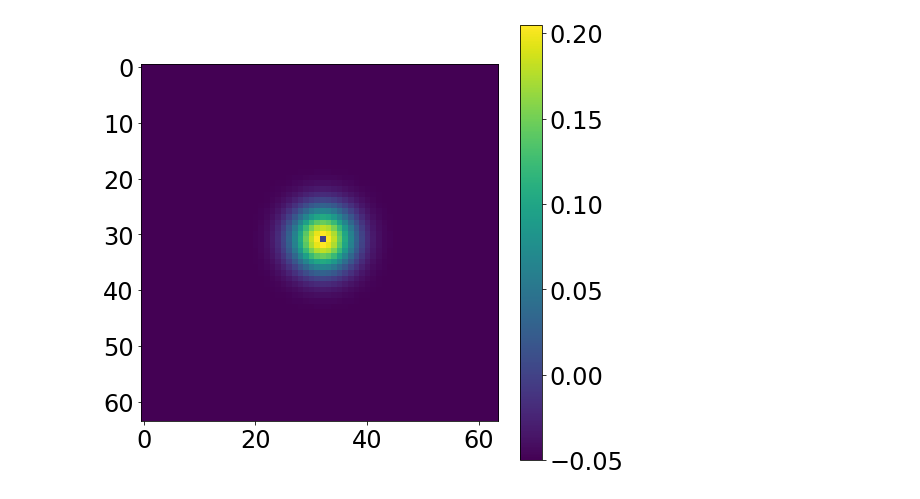
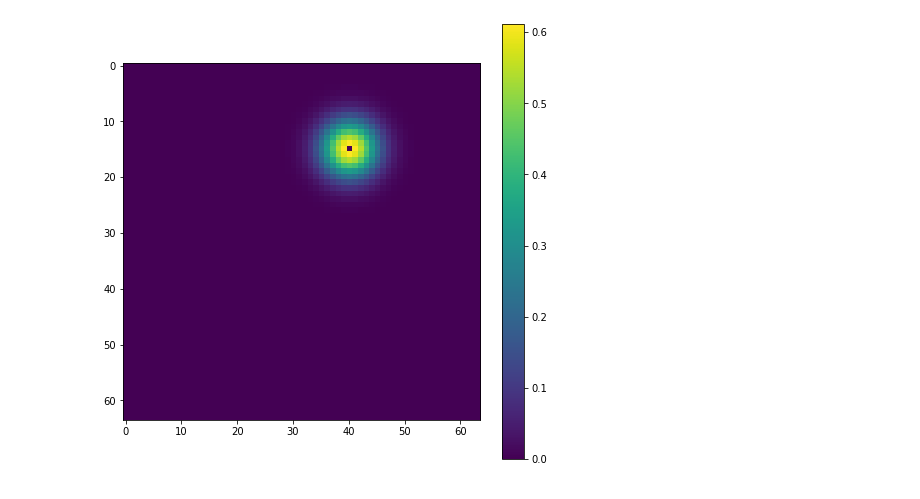
Before and after one commit to unstablecursor/sadnn, a Jupyter notebook: Visualize_interneuron_conn.ipynb, the cells around one changed output. Cells and saved outputs as stored; diff of their text form; code cells hidden in the pictures.

```diff
--- a/Visualize_interneuron_conn.ipynb
+++ b/Visualize_interneuron_conn.ipynb
@@ -13,44 +10,52 @@ from components.RadarLoader import RadarLoader
 # %%
 TAU = 1  # TODO: I don't know whether this is important
-INTENSITY =10.0
-BETA =5 # TODO : Check this
-SIGMA = 5.5 # 0.5
-SHIFT = 0.01 # TODO : Check this
+
+SIGMA =5.0 # 0.5
+INTENSITY =100.0
+
+SIGMA_2 = 0.0 # 0.5
+INTENSITY_2 = 0.0 #
+SHIFT = 0 # TODO : Check this
 CUTOFF_DIST = 64 # TODO : Change this
 X_EYE = 1.0
 Y_EYE = 1.0
-NR_OF_PASSES = 3
+NR_OF_PASSES = 1
 MIN_CLIP = -0.01 # -0.0001
 DECAY = 0.2
 K_INHIB = 5.0
 
 
 RES_X = 64
 activations = []
 distances = []
-j = RES_X * (RES_X/2-1) + RES_X - RES_X/2
+j = 1000# RES_X * (RES_X/2-1) + RES_X - RES_X/2
 grid = np.empty((RES_X,RES_X))
 for i in range(0,RES_X*RES_X):
     dist = np.sqrt(
             X_EYE * (i // RES_X - j // RES_X) ** 2 + Y_EYE *(i % RES_X - j % RES_X) ** 2
         )
     if dist > CUTOFF_DIST:
         transfer_func = 0
     else:
-        transfer_func = BETA * ( ( INTENSITY *
+        transfer_func_exc = ( ( INTENSITY *
                      np.exp(-dist**2 / (SIGMA ** 2))
-                ) / (math.pi * 2 * (SIGMA ** 2)) - SHIFT)
+                ) / (math.pi * 2 * (SIGMA ** 2)))
+
+        # transfer_func_inh = ( ( INTENSITY_2 *
+        #              np.exp(-dist**2 / (SIGMA_2 ** 2))
+        #         ) / (math.pi * 2 * (SIGMA_2 ** 2)))
+        transfer_func = transfer_func_exc #- transfer_func_inh
     if dist == 0:
         transfer_func = 0
     distances.append(dist)
     activations.append(transfer_func)
     grid[i//RES_X][i%RES_X] = transfer_func
 
 fig, ax = plt.subplots(figsize=(8,8))
 
 cell_dists_map = ax.imshow(np.array(grid))
 fig.colorbar(cell_dists_map)
-fig.savefig("inter_neuron.png")
+fig.savefig("inter_neuron_kernel_ex.pdf")
 plt.show()
 # %% [output]
-[figure, old version]
+[figure, new version]
```
Also changed, not shown: parts of 1 cell of this notebook, 8 other files.
